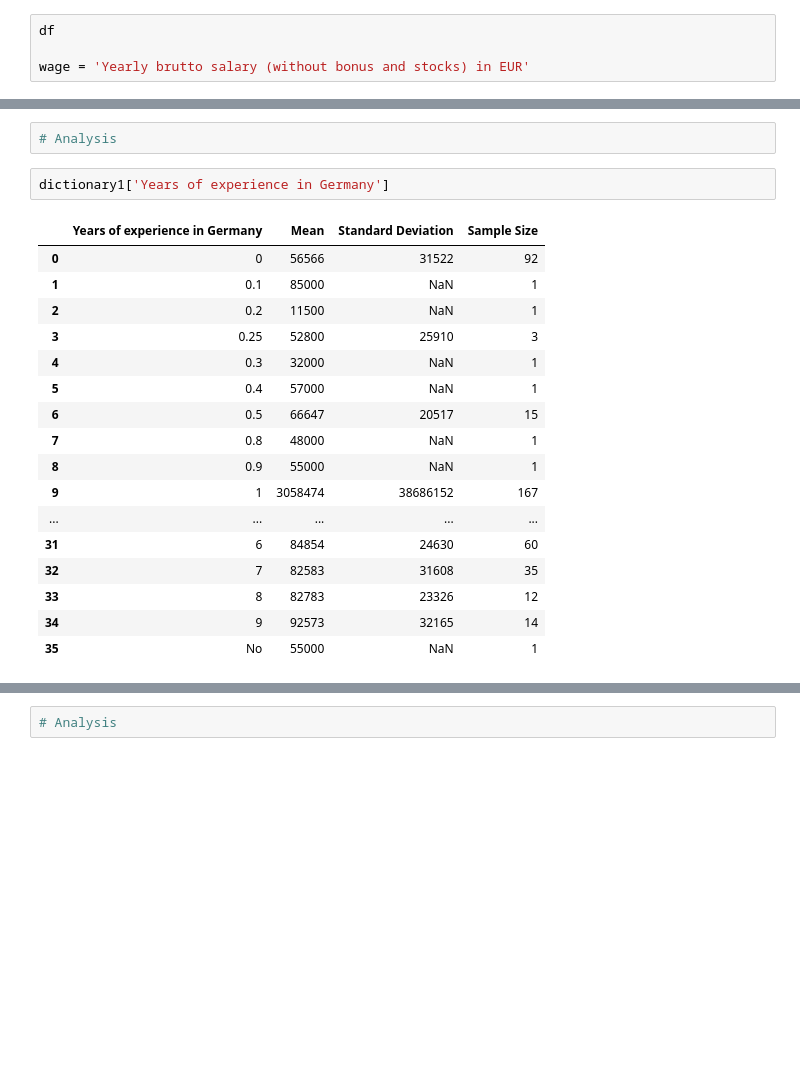
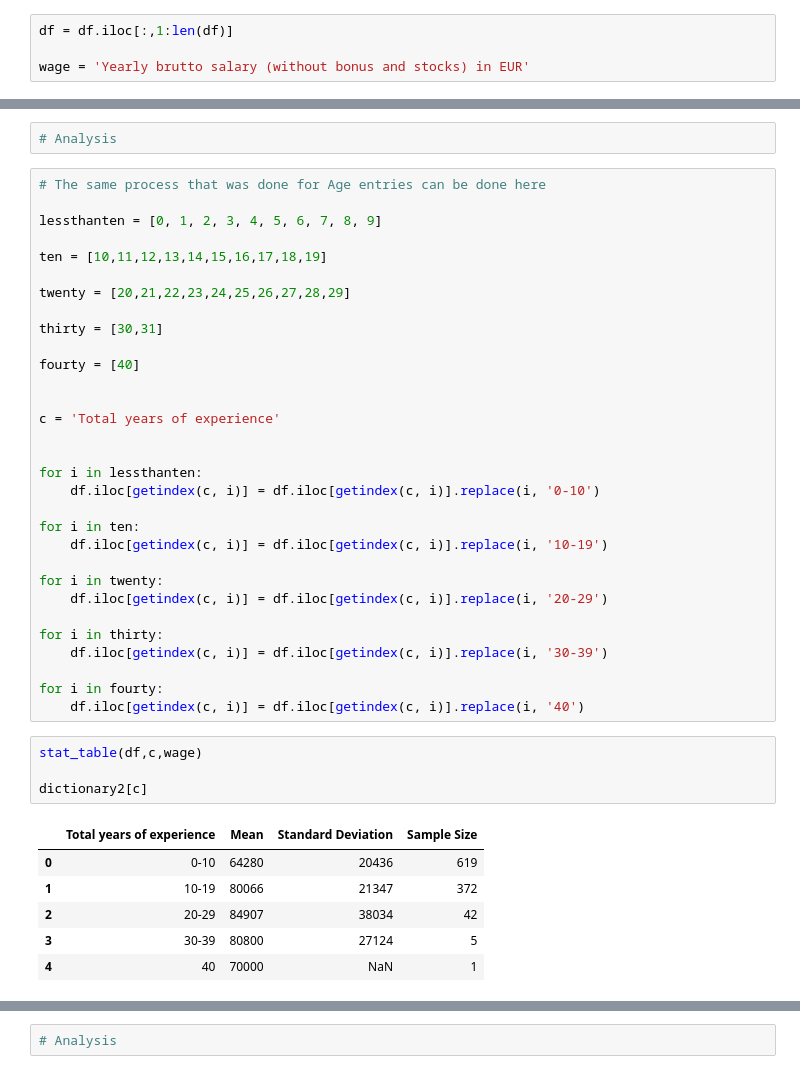
Before and after one commit to nicomontenegrob/DB-Midterm, a Jupyter notebook: Data Analysis.ipynb, the cells around one changed output, grey strips where cells are left out. Drawn from its saved outputs; the diff is of its cells as text; blank space fills up the shorter version.

```diff
--- a/Data Analysis.ipynb
+++ b/Data Analysis.ipynb
@@ -11,7 +11,7 @@ pd.set_option('display.float_format', lambda x: '%.0f' % x)
 # %%
 df = pd.read_csv('/Users/nicomontenegrob/Documents/NYU/Data Bootcamp/Clean_df.csv')
 # %%
-df
+df = df.iloc[:,1:len(df)]
 
 wage = 'Yearly brutto salary (without bonus and stocks) in EUR'
 # %%
@@ -155,23 +299,45 @@ wageplot('Total years of experience')
 # %%
 # Analysis
+# %%
+# The same process that was done for Age entries can be done here
+
+lessthanten = [0, 1, 2, 3, 4, 5, 6, 7, 8, 9]
+
+ten = [10,11,12,13,14,15,16,17,18,19]
+
+twenty = [20,21,22,23,24,25,26,27,28,29]
+
+thirty = [30,31]
+
+fourty = [40]
+
+
+c = 'Total years of experience'
+
+
+for i in lessthanten:
+    df.iloc[getindex(c, i)] = df.iloc[getindex(c, i)].replace(i, '0-10')
+
+for i in ten:
+    df.iloc[getindex(c, i)] = df.iloc[getindex(c, i)].replace(i, '10-19')
+
+for i in twenty:
+    df.iloc[getindex(c, i)] = df.iloc[getindex(c, i)].replace(i, '20-29')
+
+for i in thirty:
+    df.iloc[getindex(c, i)] = df.iloc[getindex(c, i)].replace(i, '30-39')
+
+for i in fourty:
+    df.iloc[getindex(c, i)] = df.iloc[getindex(c, i)].replace(i, '40')
 # %%
-dictionary1['Years of experience in Germany']
+stat_table(df,c,wage)
+
+dictionary2[c]
 # %% [output]
-|  | Years of experience in Germany | Mean | Standard Deviation | Sample Size |
-| 0 | 0 | 56566 | 31522 | 92 |
-| 1 | 0.1 | 85000 | NaN | 1 |
-| 2 | 0.2 | 11500 | NaN | 1 |
-| 3 | 0.25 | 52800 | 25910 | 3 |
-| 4 | 0.3 | 32000 | NaN | 1 |
-| 5 | 0.4 | 57000 | NaN | 1 |
-| 6 | 0.5 | 66647 | 20517 | 15 |
-| 7 | 0.8 | 48000 | NaN | 1 |
-| 8 | 0.9 | 55000 | NaN | 1 |
-| 9 | 1 | 3058474 | 38686152 | 167 |
-| ... | ... | ... | ... | ... |
-| 31 | 6 | 84854 | 24630 | 60 |
-| 32 | 7 | 82583 | 31608 | 35 |
-| 33 | 8 | 82783 | 23326 | 12 |
-| 34 | 9 | 92573 | 32165 | 14 |
-| 35 | No | 55000 | NaN | 1 |
+|  | Total years of experience | Mean | Standard Deviation | Sample Size |
+| 0 | 0-10 | 64280 | 20436 | 619 |
+| 1 | 10-19 | 80066 | 21347 | 372 |
+| 2 | 20-29 | 84907 | 38034 | 42 |
+| 3 | 30-39 | 80800 | 27124 | 5 |
+| 4 | 40 | 70000 | NaN | 1 |
 # %%
```
Also changed, not shown: parts of 77 cells of this notebook, 2 other files.
